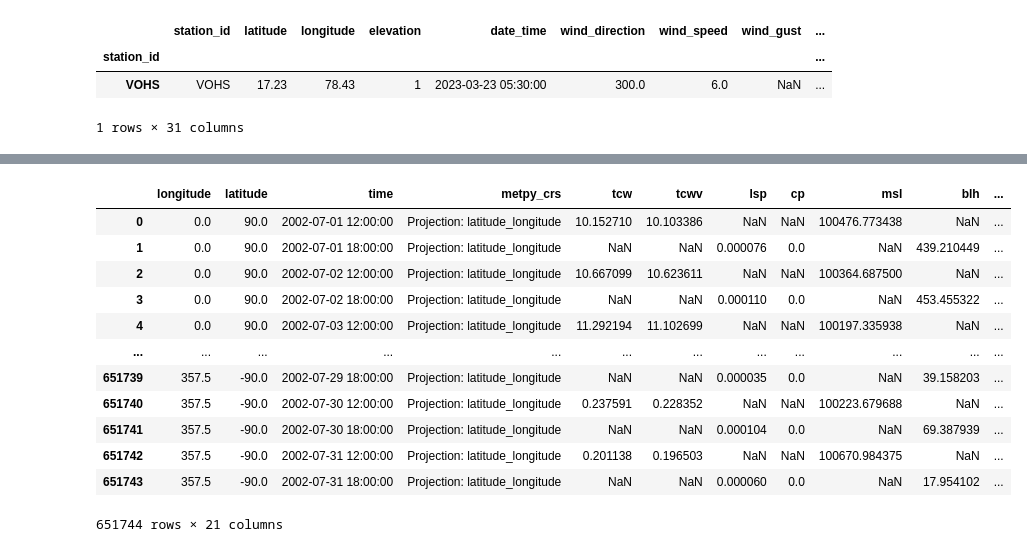
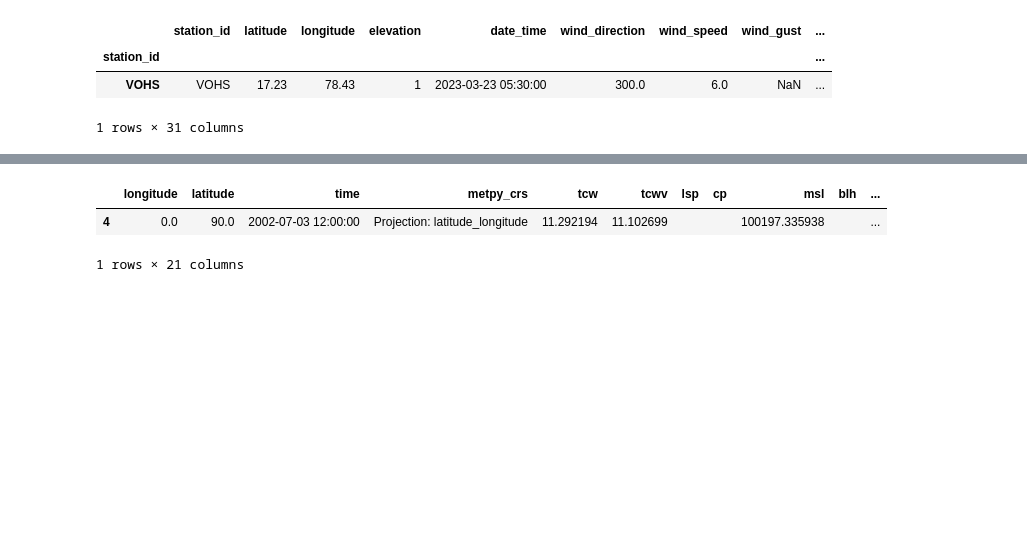
Before and after one commit to Pavan-lanka/practice_repo, a Jupyter notebook: AWS_Practice.ipynb, the cells around one changed output, grey strips where cells are left out. Drawn from its saved outputs; the diff is of its cells as text; code cells hidden in the pictures; blank space fills up the shorter version.

```diff
--- a/AWS_Practice.ipynb
+++ b/AWS_Practice.ipynb
@@ -538,27 +458,19 @@ False
 # %%
 import numpy as np
 import metpy
 import xarray as xr
 data = xr.open_dataset(filename_or_obj="/home/hp/Downloads/ECMWF_ERA-40_subset.nc", engine= "netcdf4")
 data = data.metpy.parse_cf()
 data = data.to_dataframe()
 data = data.reset_index()
 d_parameters = list(data.columns.values)
-data
+data = data.loc[data['time'] ==  '2002-07-03 12:00:00']
+data = data.loc[data.index == 4]
+data.fillna('')
 # %% [output]
 |  | longitude | latitude | time | metpy_crs | tcw | tcwv | lsp | cp | msl | blh | ... |
-| 0 | 0.0 | 90.0 | 2002-07-01 12:00:00 | Projection: latitude_longitude | 10.152710 | 10.103386 | NaN | NaN | 100476.773438 | NaN | ... |
-| 1 | 0.0 | 90.0 | 2002-07-01 18:00:00 | Projection: latitude_longitude | NaN | NaN | 0.000076 | 0.0 | NaN | 439.210449 | ... |
-| 2 | 0.0 | 90.0 | 2002-07-02 12:00:00 | Projection: latitude_longitude | 10.667099 | 10.623611 | NaN | NaN | 100364.687500 | NaN | ... |
-| 3 | 0.0 | 90.0 | 2002-07-02 18:00:00 | Projection: latitude_longitude | NaN | NaN | 0.000110 | 0.0 | NaN | 453.455322 | ... |
-| 4 | 0.0 | 90.0 | 2002-07-03 12:00:00 | Projection: latitude_longitude | 11.292194 | 11.102699 | NaN | NaN | 100197.335938 | NaN | ... |
-| ... | ... | ... | ... | ... | ... | ... | ... | ... | ... | ... | ... |
-| 651739 | 357.5 | -90.0 | 2002-07-29 18:00:00 | Projection: latitude_longitude | NaN | NaN | 0.000035 | 0.0 | NaN | 39.158203 | ... |
-| 651740 | 357.5 | -90.0 | 2002-07-30 12:00:00 | Projection: latitude_longitude | 0.237591 | 0.228352 | NaN | NaN | 100223.679688 | NaN | ... |
-| 651741 | 357.5 | -90.0 | 2002-07-30 18:00:00 | Projection: latitude_longitude | NaN | NaN | 0.000104 | 0.0 | NaN | 69.387939 | ... |
-| 651742 | 357.5 | -90.0 | 2002-07-31 12:00:00 | Projection: latitude_longitude | 0.201138 | 0.196503 | NaN | NaN | 100670.984375 | NaN | ... |
-| 651743 | 357.5 | -90.0 | 2002-07-31 18:00:00 | Projection: latitude_longitude | NaN | NaN | 0.000060 | 0.0 | NaN | 17.954102 | ... |
+| 4 | 0.0 | 90.0 | 2002-07-03 12:00:00 | Projection: latitude_longitude | 11.292194 | 11.102699 |  |  | 100197.335938 |  | ... |
-651744 rows × 21 columns
+1 rows × 21 columns
 # %%
 import numpy as np
 import xarray as xr
```
Also changed, not shown: parts of 11 cells of this notebook.
